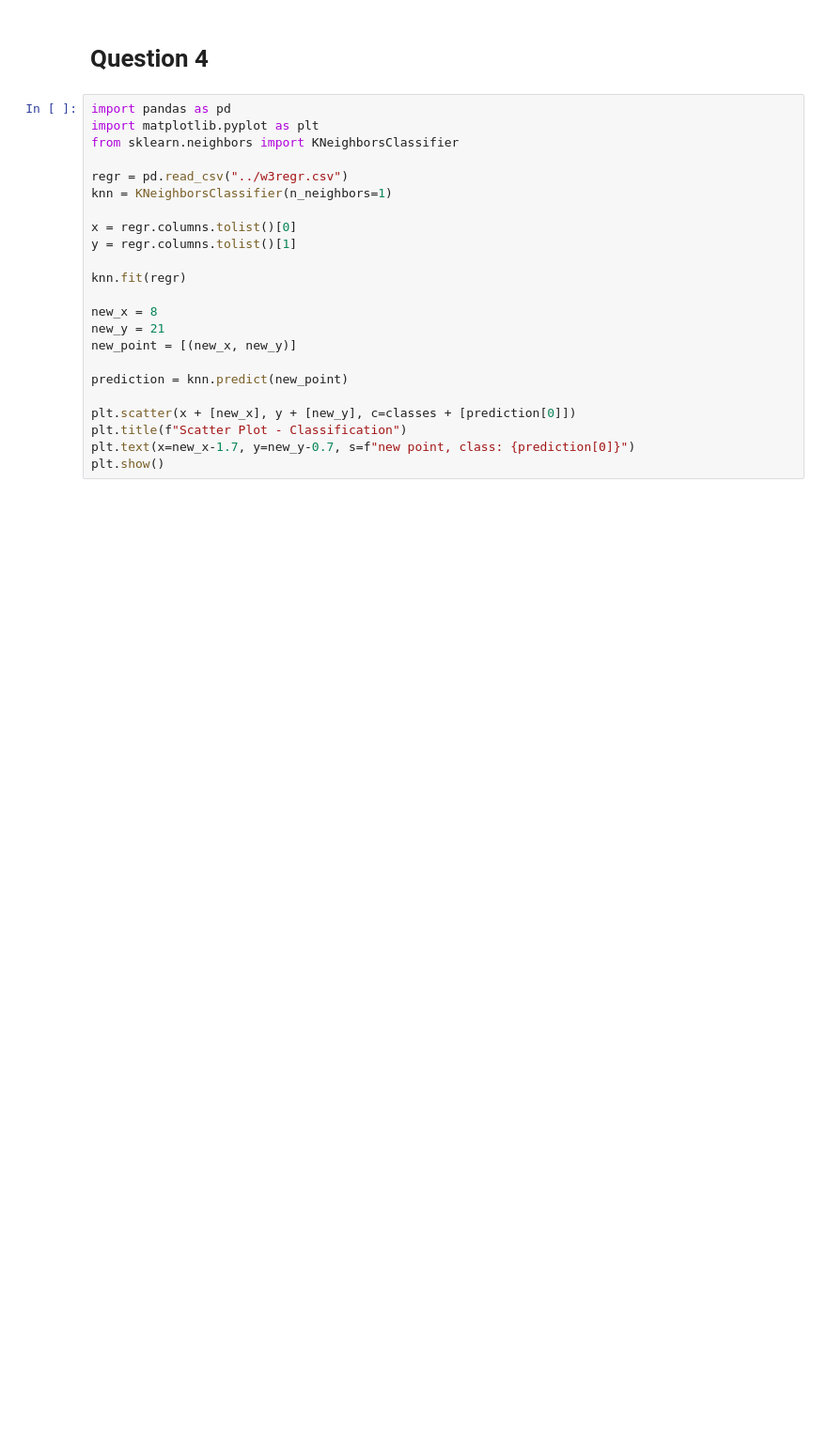
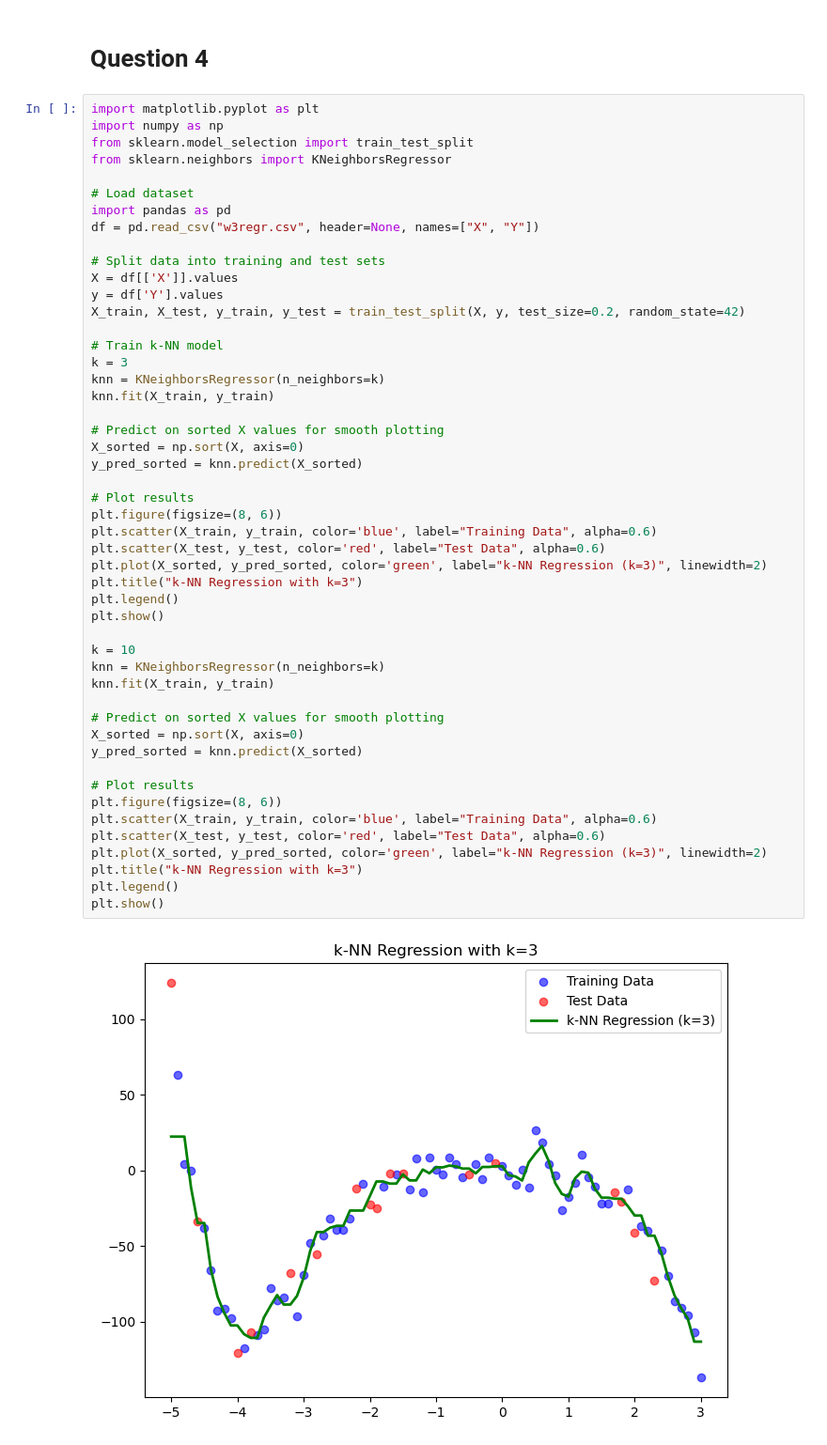
Before and after one commit to Krisna-Bou/COMP4702, a Jupyter notebook: w2.ipynb, the cells around one changed output. Shown: that part at 94% size. Drawn from its saved outputs; the diff is of its cells as text; blank space fills up the shorter version.

```diff
--- a/w2.ipynb
+++ b/w2.ipynb
@@ -86,25 +123,53 @@ plt.show()
 # %% [markdown]
 <h1>Question 4</h1>
 # %%
+import matplotlib.pyplot as plt
+import numpy as np
+from sklearn.model_selection import train_test_split
+from sklearn.neighbors import KNeighborsRegressor
+
+# Load dataset
 import pandas as pd
-import matplotlib.pyplot as plt
-from sklearn.neighbors import KNeighborsClassifier
+df = pd.read_csv("w3regr.csv", header=None, names=["X", "Y"])
 
-regr = pd.read_csv("../w3regr.csv")
-knn = KNeighborsClassifier(n_neighbors=1)
+# Split data into training and test sets
+X = df[['X']].values
+y = df['Y'].values
+X_train, X_test, y_train, y_test = train_test_split(X, y, test_size=0.2, random_state=42)
 
-x = regr.columns.tolist()[0]
-y = regr.columns.tolist()[1]
+# Train k-NN model
+k = 3
+knn = KNeighborsRegressor(n_neighbors=k)
+knn.fit(X_train, y_train)
 
-knn.fit(regr)
+# Predict on sorted X values for smooth plotting
+X_sorted = np.sort(X, axis=0)
+y_pred_sorted = knn.predict(X_sorted)
 
-new_x = 8
-new_y = 21
-new_point = [(new_x, new_y)]
+# Plot results
+plt.figure(figsize=(8, 6))
+plt.scatter(X_train, y_train, color='blue', label="Training Data", alpha=0.6)
+plt.scatter(X_test, y_test, color='red', label="Test Data", alpha=0.6)
+plt.plot(X_sorted, y_pred_sorted, color='green', label="k-NN Regression (k=3)", linewidth=2)
+plt.title("k-NN Regression with k=3")
+plt.legend()
+plt.show()
 
-prediction = knn.predict(new_point)
+k = 10
+knn = KNeighborsRegressor(n_neighbors=k)
+knn.fit(X_train, y_train)
 
-plt.scatter(x + [new_x], y + [new_y], c=classes + [prediction[0]])
-plt.title(f"Scatter Plot - Classification")
-plt.text(x=new_x-1.7, y=new_y-0.7, s=f"new point, class: {prediction[0]}")
+# Predict on sorted X values for smooth plotting
+X_sorted = np.sort(X, axis=0)
+y_pred_sorted = knn.predict(X_sorted)
+
+# Plot results
+plt.figure(figsize=(8, 6))
+plt.scatter(X_train, y_train, color='blue', label="Training Data", alpha=0.6)
+plt.scatter(X_test, y_test, color='red', label="Test Data", alpha=0.6)
+plt.plot(X_sorted, y_pred_sorted, color='green', label="k-NN Regression (k=3)", linewidth=2)
+plt.title("k-NN Regression with k=3")
+plt.legend()
 plt.show()
+# %% [output]
+[figure, added]
```
Also changed, not shown: parts of 7 cells of this notebook, 2 other files.
